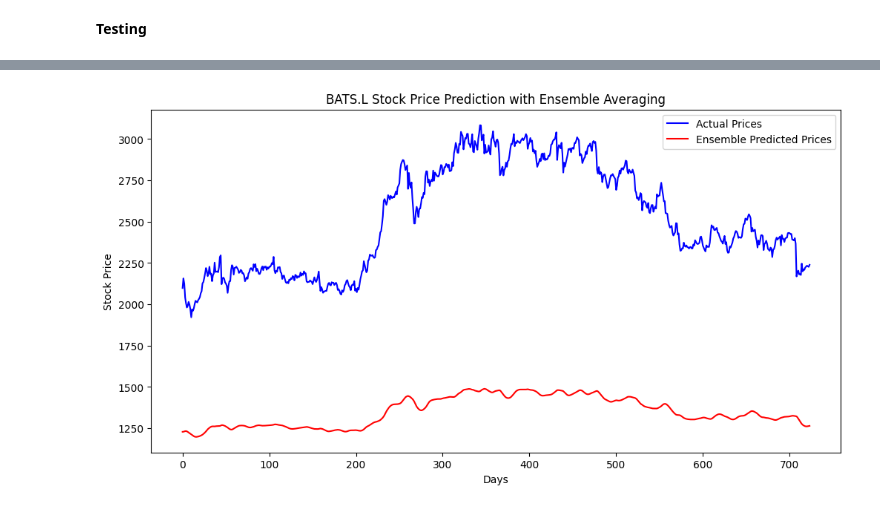
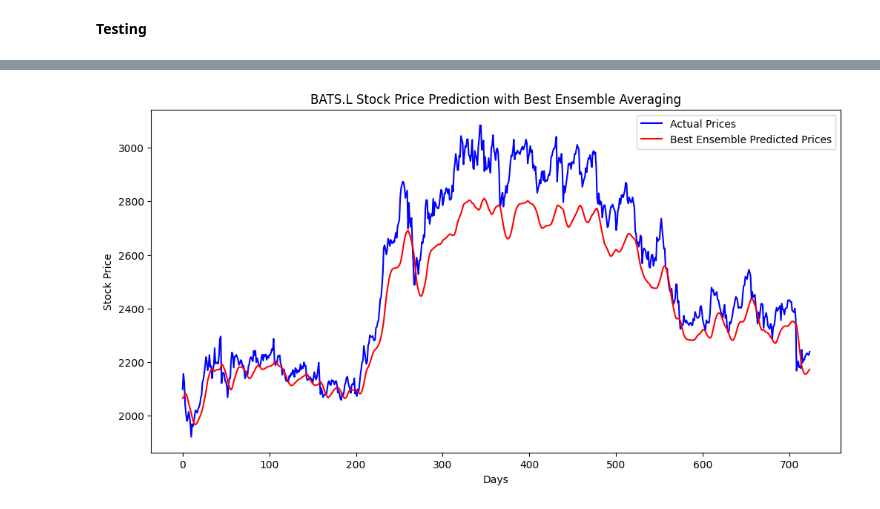
Before and after one commit to goharbaig1/project, a Jupyter notebook: Financial_Project.ipynb, the cells around one changed output, grey strips where cells are left out. Saved outputs shown, nothing was run; the diff lists cells and outputs as text; code cells hidden in the pictures.

```diff
--- a/Financial_Project.ipynb
+++ b/Financial_Project.ipynb
@@ -1993,19 +2872,18 @@ XGBoost R² on Test Data: 0.7784864301090092
 # %%
-# Import necessary libraries
 import pandas as pd
 import numpy as np
 import matplotlib.pyplot as plt
-from sklearn.preprocessing import MinMaxScaler
 from sklearn.metrics import mean_squared_error, r2_score
 from tensorflow.keras.models import load_model
 import joblib
+from sklearn.preprocessing import RobustScaler
 
 # Step 1: Load and preprocess the data
 bats_df = pd.read_csv('/content/drive/My Drive/Testing/BATS.L.csv')
 bats_df = bats_df.dropna(subset=['Adj Close'])
 
-# Normalize the data
-scaler = MinMaxScaler(feature_range=(0, 1))
+# Normalize the data using RobustScaler
+scaler = RobustScaler()
 scaled_data = scaler.fit_transform(bats_df['Adj Close'].values.reshape(-1, 1))
 
 # Define the window size based on train_data length
@@ -2019,76 +2897,81 @@ for i in range(window_size, len(scaled_data)):
 X_test = np.array(X_test)
 X_test = np.reshape(X_test, (X_test.shape[0], X_test.shape[1], 1))
 
-# Step 2: Load the pre-trained models for all four stocks
+# Step 2: Load the pre-trained models
 
 # LSTM Models
-lstm_model_barc = load_model('/content/drive/My Drive/Models/LSTM_BARC.h5')
-lstm_model_lloy = load_model('/content/drive/My Drive/Models/LSTM_LLOY_model.h5')
-lstm_model_rio = load_model('/content/drive/My Drive/Models/LSTM_RIO.h5')
-lstm_model_vod = load_model('/content/drive/My Drive/Models/LSTM_VOD.h5')
+lstm_model_barc = load_model('/content/drive/My Drive/Models/LSTM_BARC_RobustScaler.h5')
+lstm_model_lloy = load_model('/content/drive/My Drive/Models/LSTM_LLOY_RobustScaler.h5')
+lstm_model_rio = load_model('/content/drive/My Drive/Models/LSTM_RIO_RobustScaler.h5')
+lstm_model_vod = load_model('/content/drive/My Drive/Models/LSTM_VOD_RobustScaler.h5')
+lstm_model_hsba = load_model('/content/drive/My Drive/Models/LSTM_HSBA_RobustScaler.h5')
 
 # Random Forest Models
 rf_model_barc = joblib.load('/content/drive/My Drive/Models/RF_BARC_model.pkl')
 rf_model_lloy = joblib.load('/content/drive/My Drive/Models/RF_LLOY_model.pkl')
 rf_model_rio = joblib.load('/content/drive/My Drive/Models/RF_RIO_model.pkl')
 rf_model_vod = joblib.load('/content/drive/My Drive/Models/RF_VOD_model.pkl')
+rf_model_hsba = joblib.load('/content/drive/My Drive/Models/RF_HSBA_model.pkl')
 
 # GBM Models
 gbm_model_barc = joblib.load('/content/drive/My Drive/Models/GBM_BARC_model.pkl')
 gbm_model_lloy = joblib.load('/content/drive/My Drive/Models/GBM_LLOY_model.pkl')
 gbm_model_rio = joblib.load('/content/drive/My Drive/Models/GBM_RIO_model.pkl')
 gbm_model_vod = joblib.load('/content/drive/My Drive/Models/GBM_VOD_model.pkl')
+gbm_model_hsba = joblib.load('/content/drive/My Drive/Models/GBM_HSBA_model.pkl')
 
 # Step 3: Make predictions using all models
 
 # LSTM Predictions
-lstm_pred_barc = lstm_model_barc.predict(X_test)
-lstm_pred_lloy = lstm_model_lloy.predict(X_test)
-lstm_pred_rio = lstm_model_rio.predict(X_test)
-lstm_pred_vod = lstm_model_vod.predict(X_test)
-
-# Inverse transform LSTM predictions
-lstm_pred_barc = scaler.inverse_transform(lstm_pred_barc)
-lstm_pred_lloy = scaler.inverse_transform(lstm_pred_lloy)
-lstm_pred_rio = scaler.inverse_transform(lstm_pred_rio)
-lstm_pred_vod = scaler.inverse_transform(lstm_pred_vod)
+lstm_preds = []
+for model in [lstm_model_barc, lstm_model_lloy, lstm_model_rio, lstm_model_vod, lstm_model_hsba]:
+    lstm_pred = model.predict(X_test)
+    lstm_preds.append(scaler.inverse_transform(lstm_pred))
+lstm_ensemble_pred = np.mean(lstm_preds, axis=0)
 
 # Random Forest Predictions
 X_test_rf = X_test.reshape(X_test.shape[0], X_test.shape[1])
-
-rf_pred_barc = rf_model_barc.predict(X_test_rf).reshape(-1, 1)
-rf_pred_lloy = rf_model_lloy.predict(X_test_rf).reshape(-1, 1)
-rf_pred_rio = rf_model_rio.predict(X_test_rf).reshape(-1, 1)
-rf_pred_vod = rf_model_vod.predict(X_test_rf).reshape(-1, 1)
+rf_preds = []
+for model in [rf_model_barc, rf_model_lloy, rf_model_rio, rf_model_vod, rf_model_hsba]:
+    rf_pred = model.predict(X_test_rf).reshape(-1, 1)
+    rf_preds.append(rf_pred)
+rf_ensemble_pred = np.mean(rf_preds, axis=0)
 
 # GBM Predictions
-gbm_pred_barc = gbm_model_barc.predict(X_test_rf).reshape(-1, 1)
-gbm_pred_lloy = gbm_model_lloy.predict(X_test_rf).reshape(-1, 1)
-gbm_pred_rio = gbm_model_rio.predict(X_test_rf).reshape(-1, 1)
-gbm_pred_vod = gbm_model_vod.predict(X_test_rf).reshape(-1, 1)
+gbm_preds = []
+for model in [gbm_model_barc, gbm_model_lloy, gbm_model_rio, gbm_model_vod, gbm_model_hsba]:
+    gbm_pred = model.predict(X_test_rf).reshape(-1, 1)
+    gbm_preds.append(gbm_pred)
+gbm_ensemble_pred = np.mean(gbm_preds, axis=0)
 
-# Step 4: Ensemble averaging
+# Step 4: Evaluate the ensemble models
+actual_prices = bats_df['Adj Close'].values[window_size:]
 
-# Combine all predictions
-ensemble_pred = (
-    lstm_pred_barc + lstm_pred_lloy + lstm_pred_rio + lstm_pred_vod +
-    rf_pred_barc + rf_pred_lloy + rf_pred_rio + rf_pred_vod +
-    gbm_pred_barc + gbm_pred_lloy + gbm_pred_rio + gbm_pred_vod
-) / 12  # Averaging over 12 models
+mse_lstm_ensemble = mean_squared_error(actual_prices, lstm_ensemble_pred)
+r2_lstm_ensemble = r2_score(actual_prices, lstm_ensemble_pred)
 
-# Step 5: Evaluate the ensemble model
-actual_prices = bats_df['Adj Close'].values[window_size:]
-mse_ensemble = mean_squared_error(actual_prices, ensemble_pred)
-r2_ensemble = r2_score(actual_prices, ensemble_pred)
+mse_rf_ensemble = mean_squared_error(actual_prices, rf_ensemble_pred)
+r2_rf_ensemble = r2_score(actual_prices, rf_ensemble_pred)
 
-print(f'Ensemble MSE: {mse_ensemble}')
-print(f'Ensemble R²: {r2_ensemble}')
+mse_gbm_ensemble = mean_squared_error(actual_prices, gbm_ensemble_pred)
+r2_gbm_ensemble = r2_score(actual_prices, gbm_ensemble_pred)
 
-# Step 6: Plot the results
+print(f'LSTM Ensemble MSE: {mse_lstm_ensemble}, R²: {r2_lstm_ensemble}')
+print(f'RF Ensemble MSE: {mse_rf_ensemble}, R²: {r2_rf_ensemble}')
+print(f'GBM Ensemble MSE: {mse_gbm_ensemble}, R²: {r2_gbm_ensemble}')
+
+# Step 5: Plot the best performing ensemble
+best_ensemble_pred = min(
+    (lstm_ensemble_pred, mse_lstm_ensemble),
+    (rf_ensemble_pred, mse_rf_ensemble),
+    (gbm_ensemble_pred, mse_gbm_ensemble),
+    key=lambda x: x[1]
+)[0]
+
 plt.figure(figsize=(12, 6))
 plt.plot(actual_prices, color='blue', label='Actual Prices')
-plt.plot(ensemble_pred, color='red', label='Ensemble Predicted Prices')
-plt.title('BATS.L Stock Price Prediction with Ensemble Averaging')
+plt.plot(best_ensemble_pred, color='red', label='Best Ensemble Predicted Prices')
+plt.title('BATS.L Stock Price Prediction with Best Ensemble Averaging')
 plt.xlabel('Days')
 plt.ylabel('Stock Price')
 plt.legend()
@@ -2107 +2993 @@ Ensemble R²: -12.936771316540574
-[figure, old version]
+[figure, new version]
```
Also changed, not shown: parts of 16 cells of this notebook.
